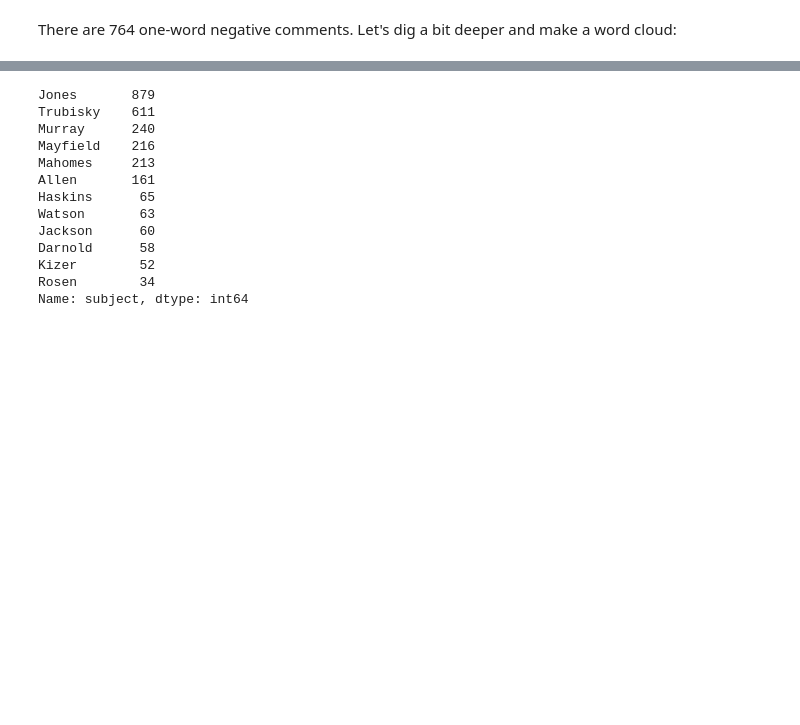
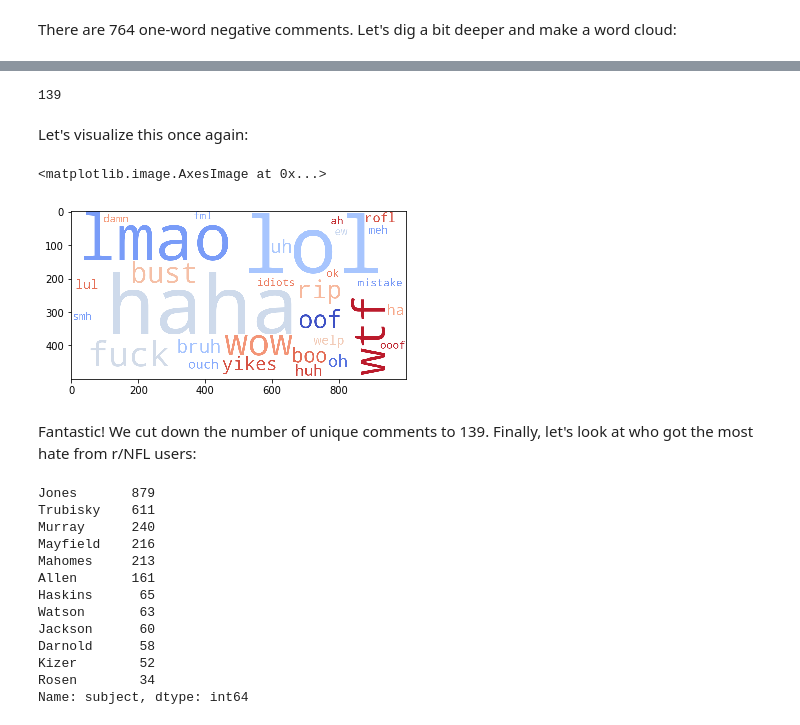
Before and after one commit to jonwiseman/DraftSense, a Jupyter notebook: Notebooks/Exploratory Data Analysis.ipynb, the cells around one changed output, grey strips where cells are left out. Drawn from its saved outputs; the diff is of its cells as text; code cells hidden in the pictures; blank space fills up the shorter version.

```diff
--- a/Notebooks/Exploratory Data Analysis.ipynb
+++ b/Notebooks/Exploratory Data Analysis.ipynb
@@ -175,0 +180,3 @@ Finally, let's look at who got the most hate from r/NFL users:
+# %%
+one_word_comments = [str.lower(x) for x in one_word_comments]
+one_word_comments
@@ -175,0 +247,3 @@ Finally, let's look at who got the most hate from r/NFL users:
+# %%
+one_word_comments = [clean_text(x) for x in one_word_comments]
+one_word_comments
@@ -176,3 +268,21 @@ Finally, let's look at who got the most hate from r/NFL users:
+# %%
+pd.DataFrame(one_word_comments, columns=['text'])['text'].nunique()
+# %% [output]
+139
+# %% [markdown]
+Let's visualize this once again:
+# %%
+one_word_text = ' '.join(one_word_comments)
+# %%
+wordcloud = WordCloud(max_words=30, background_color='white', width=1000, height=500,
+                                  colormap='coolwarm').generate(one_word_text)
+# %%
+plt.imshow(wordcloud)
+# %% [output]
+<matplotlib.image.AxesImage at 0x...>
+[figure, added]
+# %% [markdown]
+Fantastic!  We cut down the number of unique comments to 139.  Finally, let's look at who got the most hate from r/NFL users:
 # %%
 df[df['label'] == 2]['subject'].value_counts()
 # %% [output]
```
Also changed, not shown: parts of 12 cells of this notebook, 1 other file.
